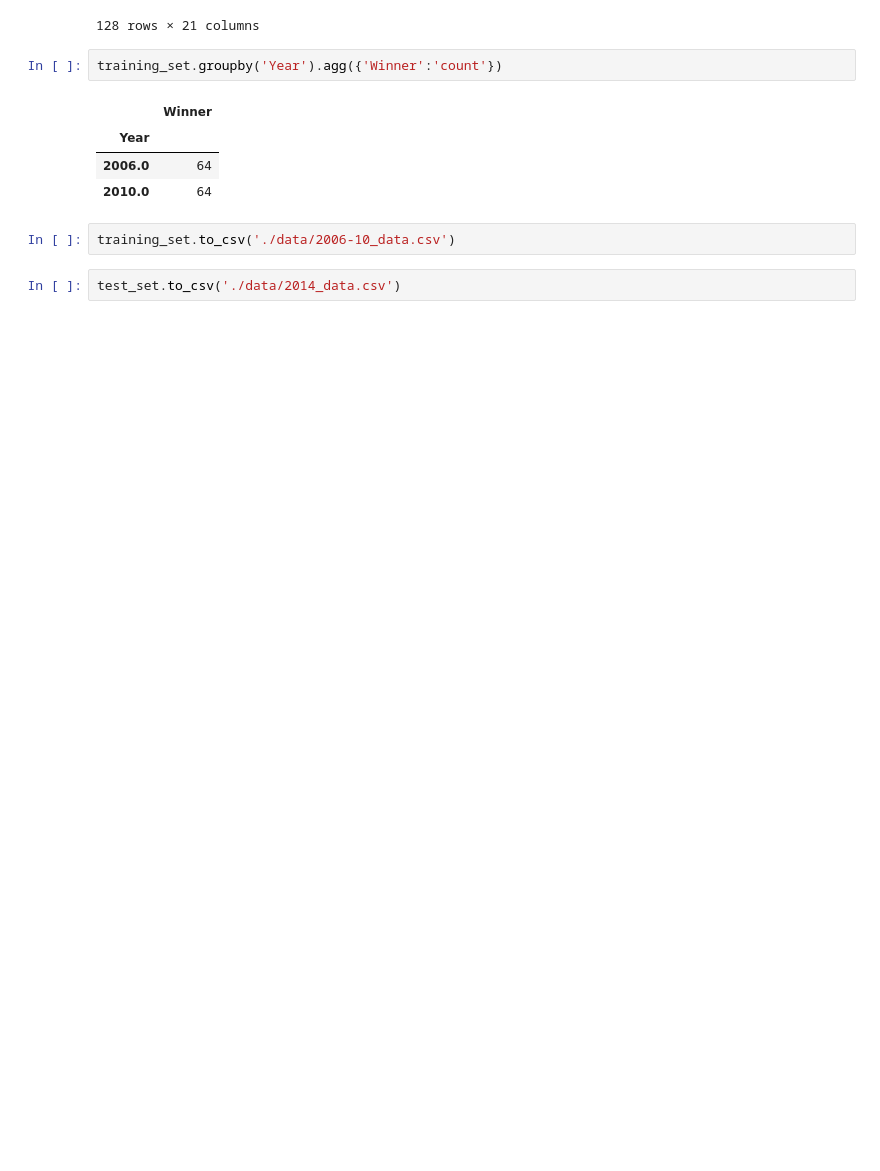
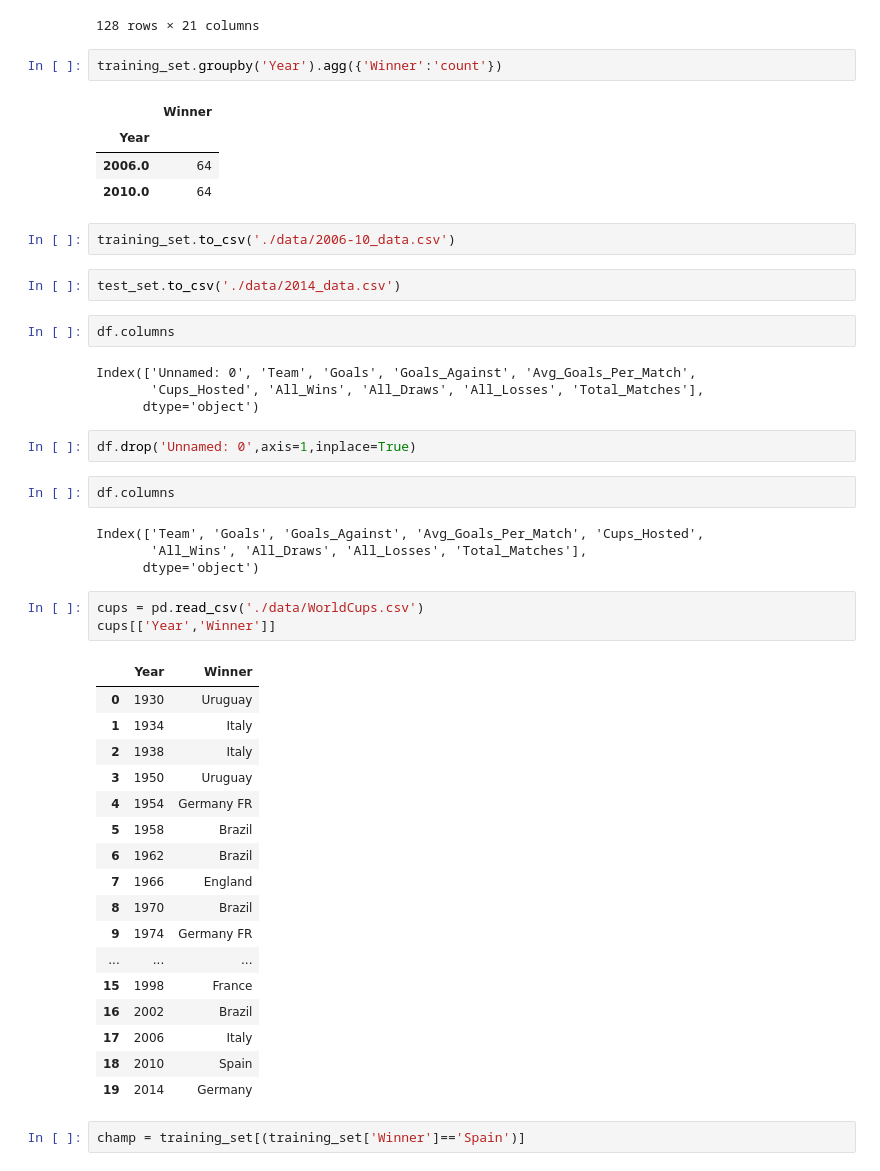
Before and after one commit to kayne10/Capstone1-FIFA-data, a Jupyter notebook: quick_eda.ipynb, the cells around one changed output. Drawn from its saved outputs; the diff is of its cells as text; blank space fills up the shorter version.

```diff
--- a/quick_eda.ipynb
+++ b/quick_eda.ipynb
@@ -253,3 +245,40 @@ training_set.groupby('Year').agg({'Winner':'count'})
 training_set.to_csv('./data/2006-10_data.csv')
 # %%
 test_set.to_csv('./data/2014_data.csv')
+# %%
+df.columns
+# %% [output]
+Index(['Unnamed: 0', 'Team', 'Goals', 'Goals_Against', 'Avg_Goals_Per_Match',
+       'Cups_Hosted', 'All_Wins', 'All_Draws', 'All_Losses', 'Total_Matches'],
+      dtype='object')
+# %%
+df.drop('Unnamed: 0',axis=1,inplace=True)
+# %%
+df.columns
+# %% [output]
+Index(['Team', 'Goals', 'Goals_Against', 'Avg_Goals_Per_Match', 'Cups_Hosted',
+       'All_Wins', 'All_Draws', 'All_Losses', 'Total_Matches'],
+      dtype='object')
+# %%
+cups = pd.read_csv('./data/WorldCups.csv')
+cups[['Year','Winner']]
+# %% [output]
+|  | Year | Winner |
+| 0 | 1930 | Uruguay |
+| 1 | 1934 | Italy |
+| 2 | 1938 | Italy |
+| 3 | 1950 | Uruguay |
+| 4 | 1954 | Germany FR |
+| 5 | 1958 | Brazil |
+| 6 | 1962 | Brazil |
+| 7 | 1966 | England |
+| 8 | 1970 | Brazil |
+| 9 | 1974 | Germany FR |
+| ... | ... | ... |
+| 15 | 1998 | France |
+| 16 | 2002 | Brazil |
+| 17 | 2006 | Italy |
+| 18 | 2010 | Spain |
+| 19 | 2014 | Germany |
+# %%
+champ = training_set[(training_set['Winner']=='Spain')]
```
Also changed, not shown: parts of 5 cells of this notebook, 5 other files.
